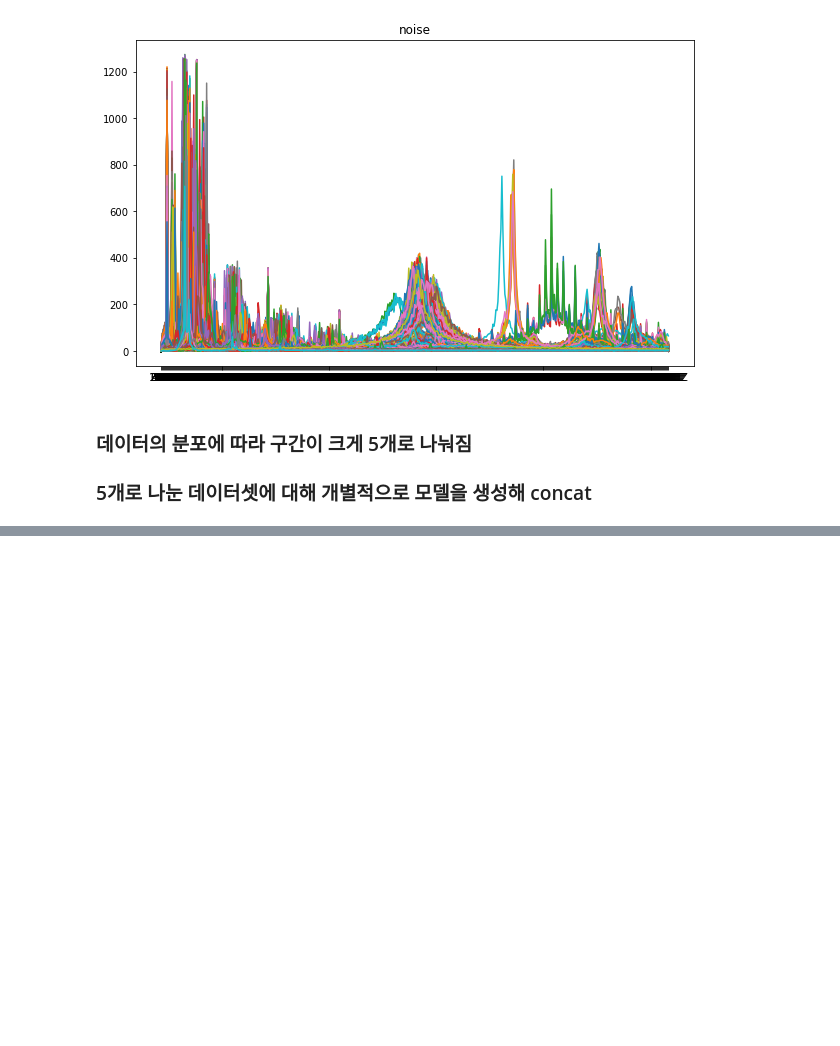
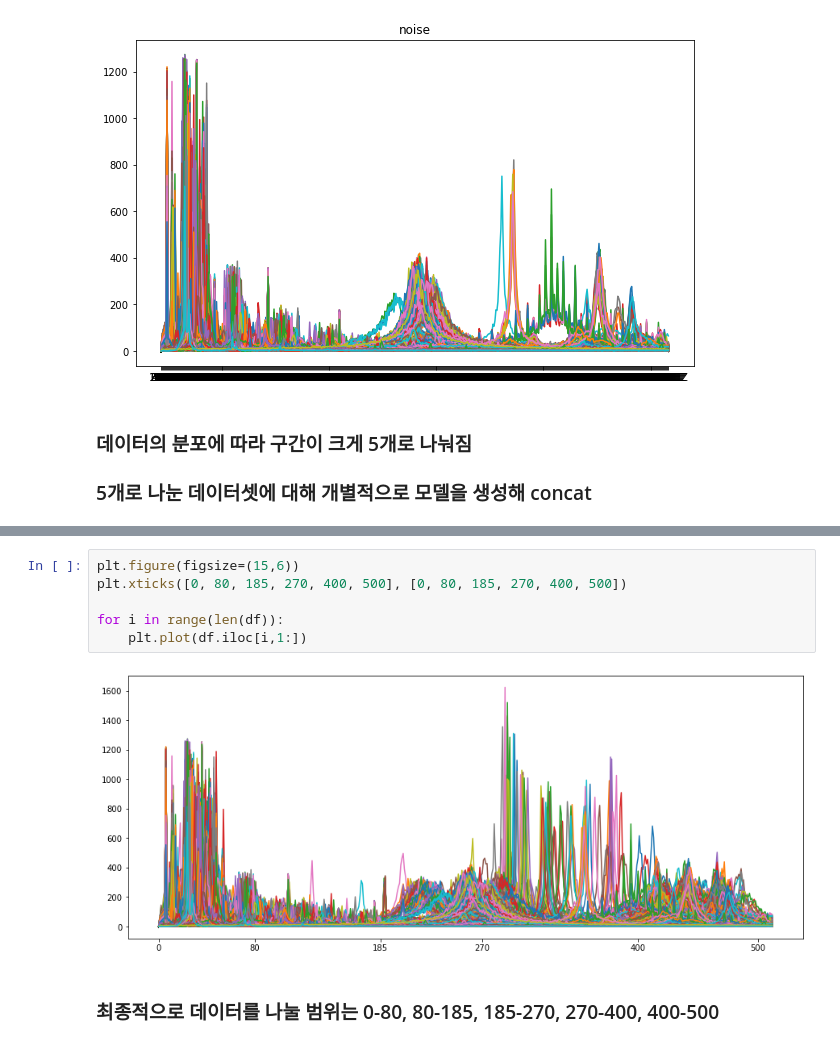
Before and after one commit to chaeheejo/Deep_Learning, a Jupyter notebook: channel_project/data_analyze.ipynb, the cells around one changed output, grey strips where cells are left out. Cells and saved outputs as stored; diff of their text form; blank space fills up the shorter version.

```diff
--- a/channel_project/data_analyze.ipynb
+++ b/channel_project/data_analyze.ipynb
@@ -150,0 +163,10 @@ plt.show()
+# %%
+plt.figure(figsize=(15,6))
+plt.xticks([0, 80, 185, 270, 400, 500], [0, 80, 185, 270, 400, 500])
+
+for i in range(len(df)):
+    plt.plot(df.iloc[i,1:])
+# %% [output]
+[figure, added]
+# %% [markdown]
+### 최종적으로 데이터를 나눌 범위는 0-80, 80-185, 185-270, 270-400, 400-500
```
Also changed, not shown: parts of 1 cell of this notebook.
